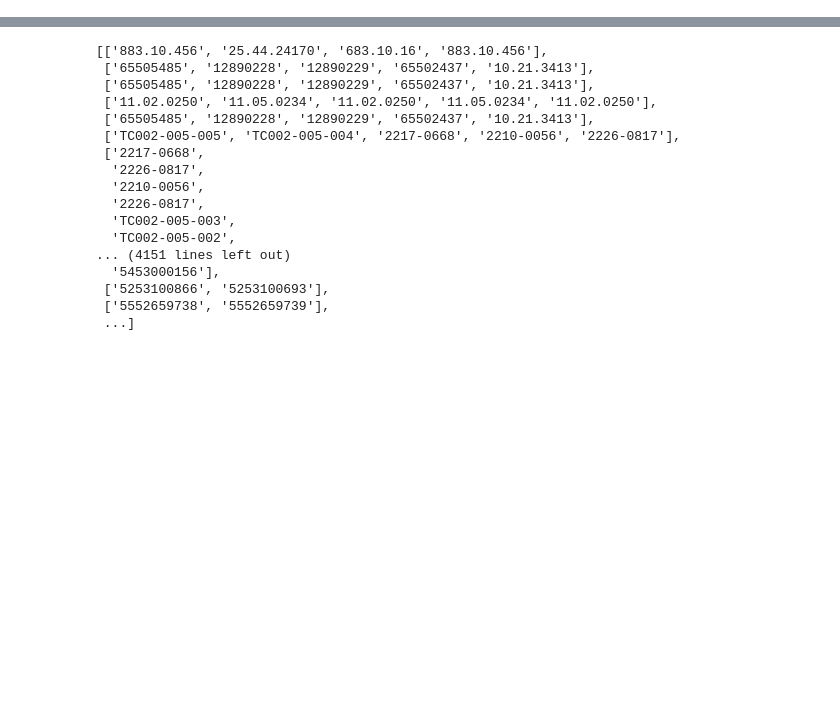
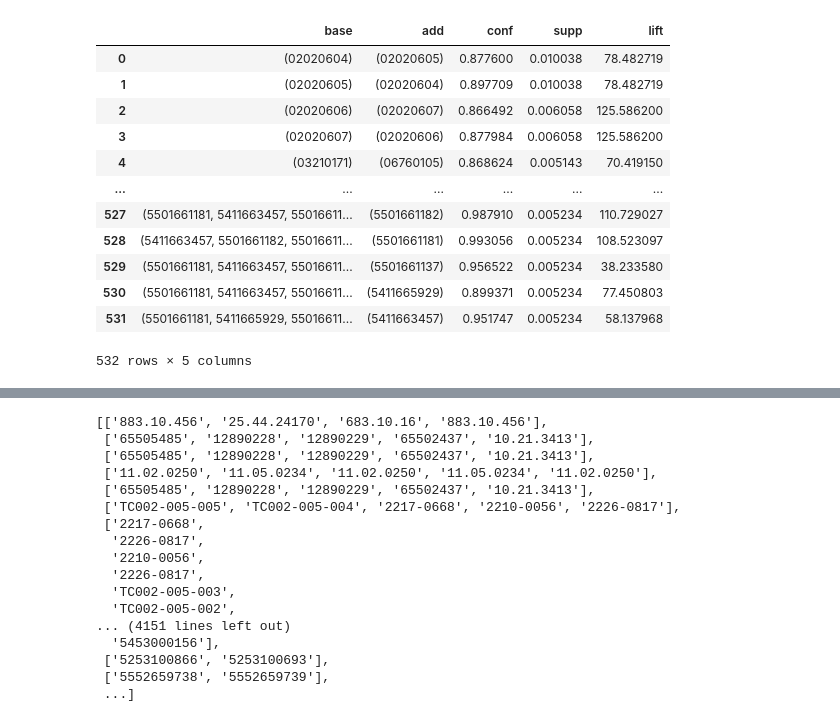
Before and after one commit to ChristophBarkey/Implicit_CF, a Jupyter notebook: ARM_testing_ipynb.ipynb, the cells around one changed output, grey strips where cells are left out. Cells and saved outputs as stored; diff of their text form; code cells hidden in the pictures; blank space fills up the shorter version.

```diff
--- a/ARM_testing_ipynb.ipynb
+++ b/ARM_testing_ipynb.ipynb
@@ -3,0 +9,6 @@ import numpy as np
+# %%
+transaction_list, user_item = arm_dataprep()
+# %%
+arm_model = AssociationRuleMining(min_support=0.005, min_confidence=0.5)
+# %%
+arm_model.fit(transaction_list)
@@ -3,0 +37,16 @@ import numpy as np
+# %%
+arm_model.rules
+# %% [output]
+|  | base | add | conf | supp | lift |
+| 0 | (02020604) | (02020605) | 0.877600 | 0.010038 | 78.482719 |
+| 1 | (02020605) | (02020604) | 0.897709 | 0.010038 | 78.482719 |
+| 2 | (02020606) | (02020607) | 0.866492 | 0.006058 | 125.586200 |
+| 3 | (02020607) | (02020606) | 0.877984 | 0.006058 | 125.586200 |
+| 4 | (03210171) | (06760105) | 0.868624 | 0.005143 | 70.419150 |
+| ... | ... | ... | ... | ... | ... |
+| 527 | (5501661181, 5411663457, 55016611... | (5501661182) | 0.987910 | 0.005234 | 110.729027 |
+| 528 | (5411663457, 5501661182, 55016611... | (5501661181) | 0.993056 | 0.005234 | 108.523097 |
+| 529 | (5501661181, 5411663457, 55016611... | (5501661137) | 0.956522 | 0.005234 | 38.233580 |
+| 530 | (5501661181, 5411663457, 55016611... | (5411665929) | 0.899371 | 0.005234 | 77.450803 |
+| 531 | (5501661181, 5411665929, 55016611... | (5411663457) | 0.951747 | 0.005234 | 58.137968 |
+532 rows × 5 columns
```
Also changed, not shown: parts of 35 cells of this notebook.
